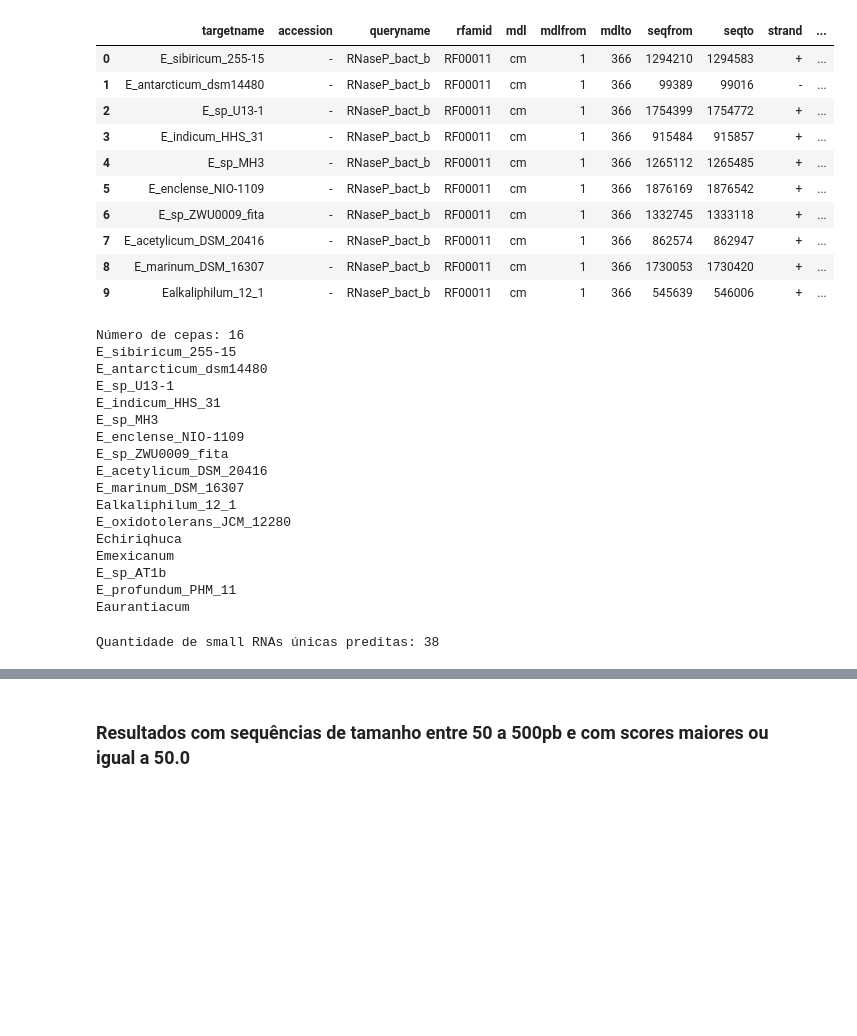
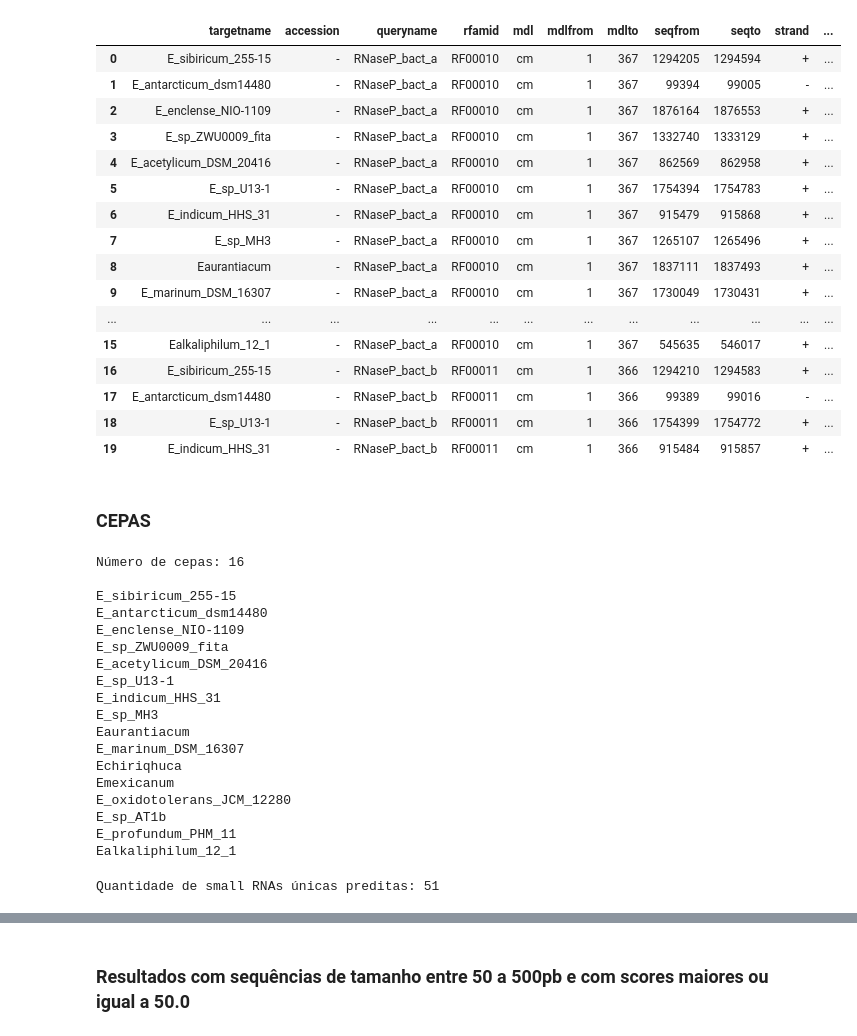
Before and after one commit to linocesar/data-infernal-result, a Jupyter notebook: notebook/infernal.ipynb, the cells around one changed output, grey strips where cells are left out. Drawn from its saved outputs; the diff is of its cells as text; code cells hidden in the pictures; blank space fills up the shorter version.

Commit message:
infernal update

```diff
--- a/notebook/infernal.ipynb
+++ b/notebook/infernal.ipynb
@@ -16,57 +16,62 @@ def getFilter(threshould: str):
         #Resultados do cmsearch com os parâmetros: rfam e cut_ga
         return 'result-cutga.tab'
 # %%
-filtro = "cut_ga"
+filtro = "evalue"
 filename = path + getFilter(filtro)
 # %%
 dados = pd.read_csv(filename, delimiter=r"\s+", names=colunas, header=None)
 # %%
-dados.head(10)
+dados.head(20)
 # %% [output]
 |  | targetname | accession | queryname | rfamid | mdl | mdlfrom | mdlto | seqfrom | seqto | strand | ... |
-| 0 | E_sibiricum_255-15 | - | RNaseP_bact_b | RF00011 | cm | 1 | 366 | 1294210 | 1294583 | + | ... |
-| 1 | E_antarcticum_dsm14480 | - | RNaseP_bact_b | RF00011 | cm | 1 | 366 | 99389 | 99016 | - | ... |
-| 2 | E_sp_U13-1 | - | RNaseP_bact_b | RF00011 | cm | 1 | 366 | 1754399 | 1754772 | + | ... |
-| 3 | E_indicum_HHS_31 | - | RNaseP_bact_b | RF00011 | cm | 1 | 366 | 915484 | 915857 | + | ... |
-| 4 | E_sp_MH3 | - | RNaseP_bact_b | RF00011 | cm | 1 | 366 | 1265112 | 1265485 | + | ... |
-| 5 | E_enclense_NIO-1109 | - | RNaseP_bact_b | RF00011 | cm | 1 | 366 | 1876169 | 1876542 | + | ... |
-| 6 | E_sp_ZWU0009_fita | - | RNaseP_bact_b | RF00011 | cm | 1 | 366 | 1332745 | 1333118 | + | ... |
-| 7 | E_acetylicum_DSM_20416 | - | RNaseP_bact_b | RF00011 | cm | 1 | 366 | 862574 | 862947 | + | ... |
-| 8 | E_marinum_DSM_16307 | - | RNaseP_bact_b | RF00011 | cm | 1 | 366 | 1730053 | 1730420 | + | ... |
-| 9 | Ealkaliphilum_12_1 | - | RNaseP_bact_b | RF00011 | cm | 1 | 366 | 545639 | 546006 | + | ... |
+| 0 | E_sibiricum_255-15 | - | RNaseP_bact_a | RF00010 | cm | 1 | 367 | 1294205 | 1294594 | + | ... |
+| 1 | E_antarcticum_dsm14480 | - | RNaseP_bact_a | RF00010 | cm | 1 | 367 | 99394 | 99005 | - | ... |
+| 2 | E_enclense_NIO-1109 | - | RNaseP_bact_a | RF00010 | cm | 1 | 367 | 1876164 | 1876553 | + | ... |
+| 3 | E_sp_ZWU0009_fita | - | RNaseP_bact_a | RF00010 | cm | 1 | 367 | 1332740 | 1333129 | + | ... |
+| 4 | E_acetylicum_DSM_20416 | - | RNaseP_bact_a | RF00010 | cm | 1 | 367 | 862569 | 862958 | + | ... |
+| 5 | E_sp_U13-1 | - | RNaseP_bact_a | RF00010 | cm | 1 | 367 | 1754394 | 1754783 | + | ... |
+| 6 | E_indicum_HHS_31 | - | RNaseP_bact_a | RF00010 | cm | 1 | 367 | 915479 | 915868 | + | ... |
+| 7 | E_sp_MH3 | - | RNaseP_bact_a | RF00010 | cm | 1 | 367 | 1265107 | 1265496 | + | ... |
+| 8 | Eaurantiacum | - | RNaseP_bact_a | RF00010 | cm | 1 | 367 | 1837111 | 1837493 | + | ... |
+| 9 | E_marinum_DSM_16307 | - | RNaseP_bact_a | RF00010 | cm | 1 | 367 | 1730049 | 1730431 | + | ... |
+| ... | ... | ... | ... | ... | ... | ... | ... | ... | ... | ... | ... |
+| 15 | Ealkaliphilum_12_1 | - | RNaseP_bact_a | RF00010 | cm | 1 | 367 | 545635 | 546017 | + | ... |
+| 16 | E_sibiricum_255-15 | - | RNaseP_bact_b | RF00011 | cm | 1 | 366 | 1294210 | 1294583 | + | ... |
+| 17 | E_antarcticum_dsm14480 | - | RNaseP_bact_b | RF00011 | cm | 1 | 366 | 99389 | 99016 | - | ... |
+| 18 | E_sp_U13-1 | - | RNaseP_bact_b | RF00011 | cm | 1 | 366 | 1754399 | 1754772 | + | ... |
+| 19 | E_indicum_HHS_31 | - | RNaseP_bact_b | RF00011 | cm | 1 | 366 | 915484 | 915857 | + | ... |
 # %%
 dados = dados[['targetname', 'queryname', 'rfamid', 'score', 'evalue', 'seqfrom', 'seqto', 'strand']]
 # %%
 cepas = dados['targetname'].unique()
+# %% [markdown]
+### CEPAS
 # %%
-print(f'Número de cepas: {cepas.size}')
+print(f'Número de cepas: {cepas.size}\n')
 for c in cepas:
     print(c)
 # %% [output]
 Número de cepas: 16
+
 E_sibiricum_255-15
 E_antarcticum_dsm14480
+E_enclense_NIO-1109
+E_sp_ZWU0009_fita
+E_acetylicum_DSM_20416
 E_sp_U13-1
 E_indicum_HHS_31
 E_sp_MH3
-E_enclense_NIO-1109
-E_sp_ZWU0009_fita
-E_acetylicum_DSM_20416
+Eaurantiacum
 E_marinum_DSM_16307
-Ealkaliphilum_12_1
-E_oxidotolerans_JCM_12280
 Echiriqhuca
 Emexicanum
+E_oxidotolerans_JCM_12280
 E_sp_AT1b
 E_profundum_PHM_11
-Eaurantiacum
+Ealkaliphilum_12_1
 # %%
 rna = dados.queryname.unique()
 rfamid = dados.rfamid.unique()
 print(f'Quantidade de small RNAs únicas preditas: {rna.size}')
-
-df_small = pd.DataFrame({'small': rna, 'rfam_id': rfamid})
-df_small.sort_values('rfam_id').head(51)
-df_small.to_csv('/home/linocesar/Documentos/infernal/resultados/lista-rnas-' + filtro + '.csv', index=False)
 # %% [output]
-Quantidade de small RNAs únicas preditas: 38
+Quantidade de small RNAs únicas preditas: 51
```
Also changed, not shown: parts of 25 cells of this notebook.
